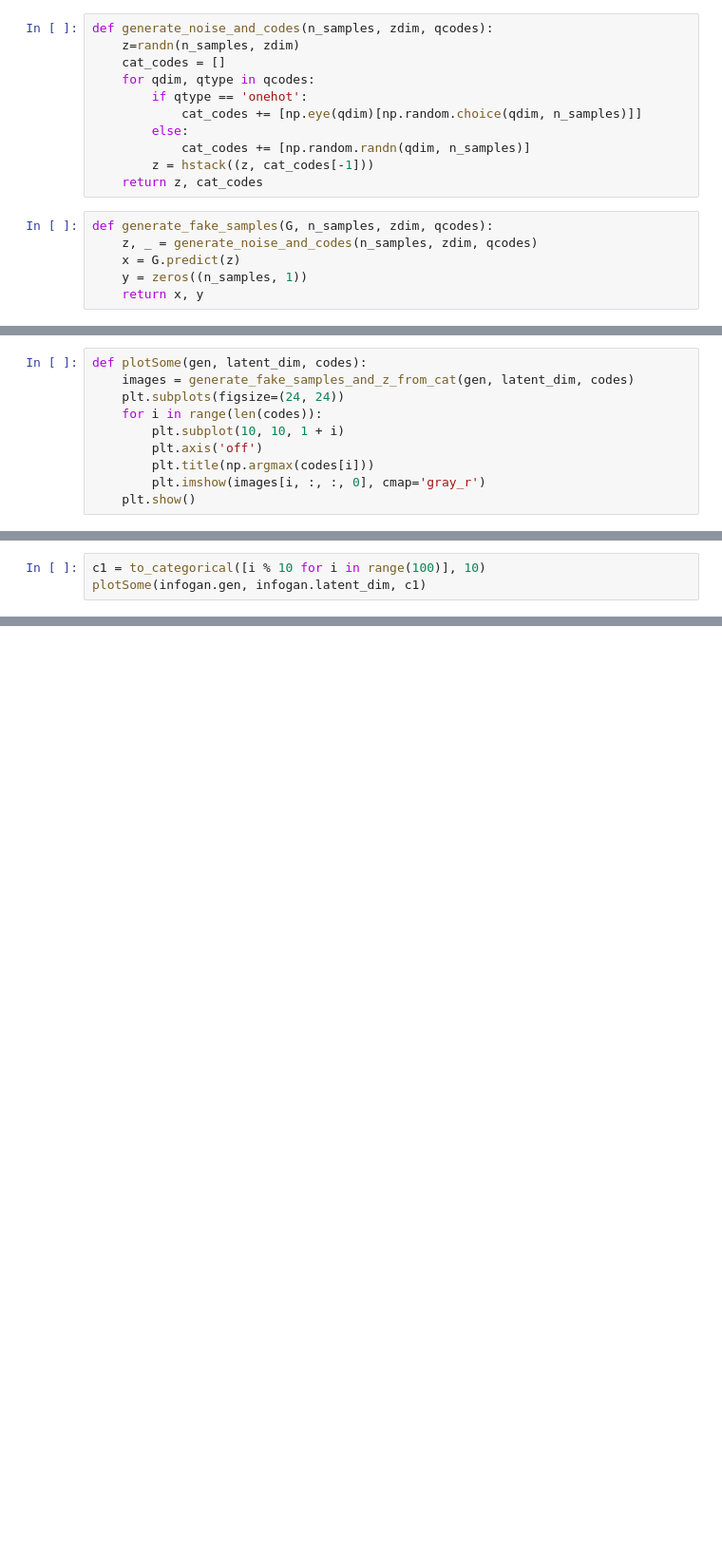
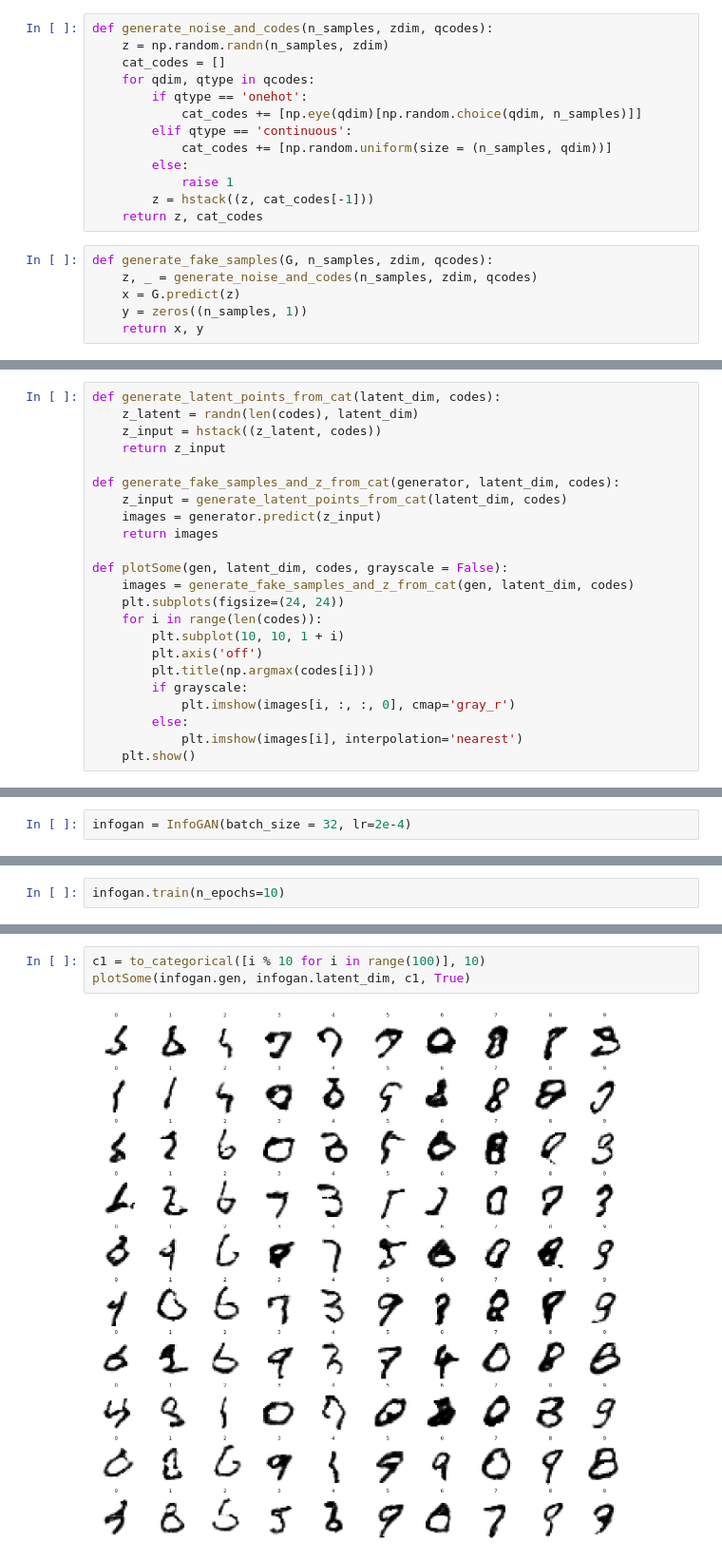
Before and after one commit to BrunoC-L/8225-project, a Jupyter notebook: bruno infogan.ipynb, the cells around one changed output, grey strips where cells are left out. Shown: that part at 95% size. Drawn from its saved outputs; the diff is of its cells as text; blank space fills up the shorter version.

Commit message:
fixed image scaling, fixed some functionalities that were commented out for the basic case, now available fully, tested on svhn, added color plot

```diff
--- a/bruno infogan.ipynb
+++ b/bruno infogan.ipynb
@@ -150,12 +121,14 @@ def get_infogan(G, D, Qs, Qtypes, lr):
 # %%
 def generate_noise_and_codes(n_samples, zdim, qcodes):
-    z=randn(n_samples, zdim)
+    z = np.random.randn(n_samples, zdim)
     cat_codes = []
     for qdim, qtype in qcodes:
         if qtype == 'onehot':
             cat_codes += [np.eye(qdim)[np.random.choice(qdim, n_samples)]]
+        elif qtype == 'continuous':
+            cat_codes += [np.random.uniform(size = (n_samples, qdim))]
         else:
-            cat_codes += [np.random.randn(qdim, n_samples)]
+            raise 1
         z = hstack((z, cat_codes[-1]))
     return z, cat_codes
 # %%
@@ -256,10 +140,23 @@ def generate_fake_samples_and_z_from_cat(generator, latent_dim, codes):
 # %%
-def plotSome(gen, latent_dim, codes):
+def generate_latent_points_from_cat(latent_dim, codes):
+    z_latent = randn(len(codes), latent_dim)
+    z_input = hstack((z_latent, codes))
+    return z_input
+
+def generate_fake_samples_and_z_from_cat(generator, latent_dim, codes):
+    z_input = generate_latent_points_from_cat(latent_dim, codes)
+    images = generator.predict(z_input)
+    return images
+
+def plotSome(gen, latent_dim, codes, grayscale = False):
     images = generate_fake_samples_and_z_from_cat(gen, latent_dim, codes)
     plt.subplots(figsize=(24, 24))
     for i in range(len(codes)):
         plt.subplot(10, 10, 1 + i)
         plt.axis('off')
         plt.title(np.argmax(codes[i]))
-        plt.imshow(images[i, :, :, 0], cmap='gray_r')
+        if grayscale:
+            plt.imshow(images[i, :, :, 0], cmap='gray_r')
+        else:
+            plt.imshow(images[i], interpolation='nearest')
     plt.show()
@@ -266,3 +230,2 @@ def plotSome(gen, latent_dim, codes):
 # %%
-c1 = to_categorical([i % 10 for i in range(100)], 10)
-plotSome(infogan.gen, infogan.latent_dim, c1)
+infogan = InfoGAN(batch_size = 32, lr=2e-4)
@@ -270,0 +232,2 @@ plotSome(infogan.gen, infogan.latent_dim, c1)
+# %%
+infogan.train(n_epochs=10)
@@ -270,0 +245,5 @@ plotSome(infogan.gen, infogan.latent_dim, c1)
+# %%
+c1 = to_categorical([i % 10 for i in range(100)], 10)
+plotSome(infogan.gen, infogan.latent_dim, c1, True)
+# %% [output]
+[figure, added]
```
Also changed, not shown: parts of 16 cells of this notebook.
